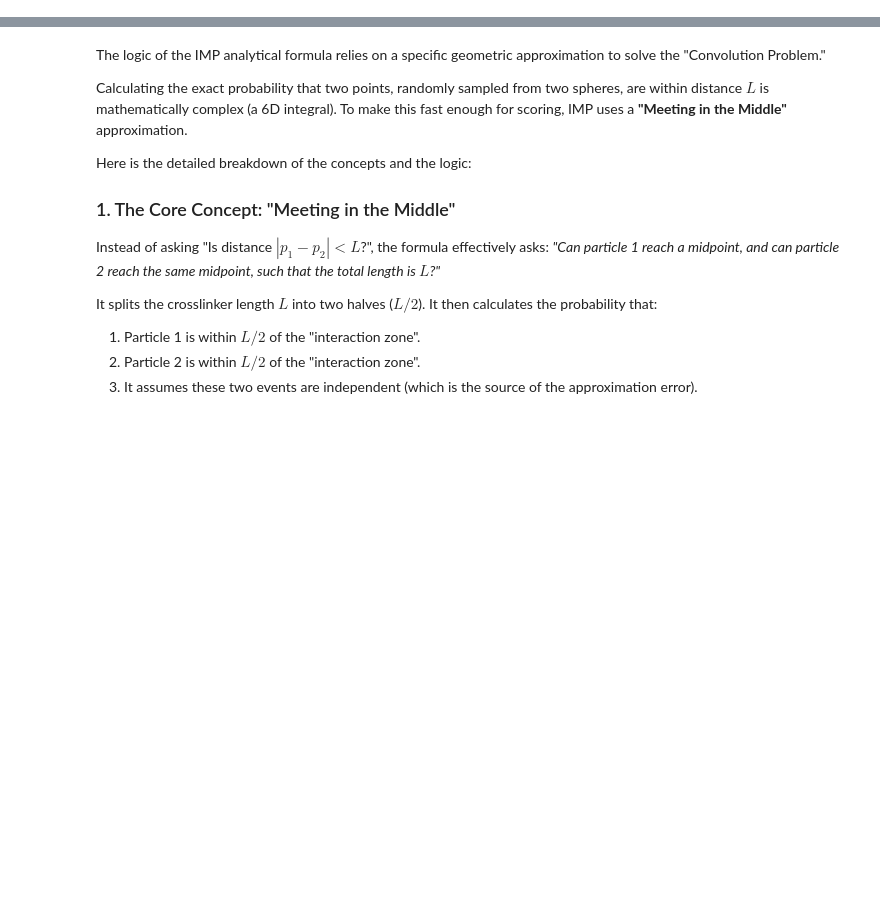
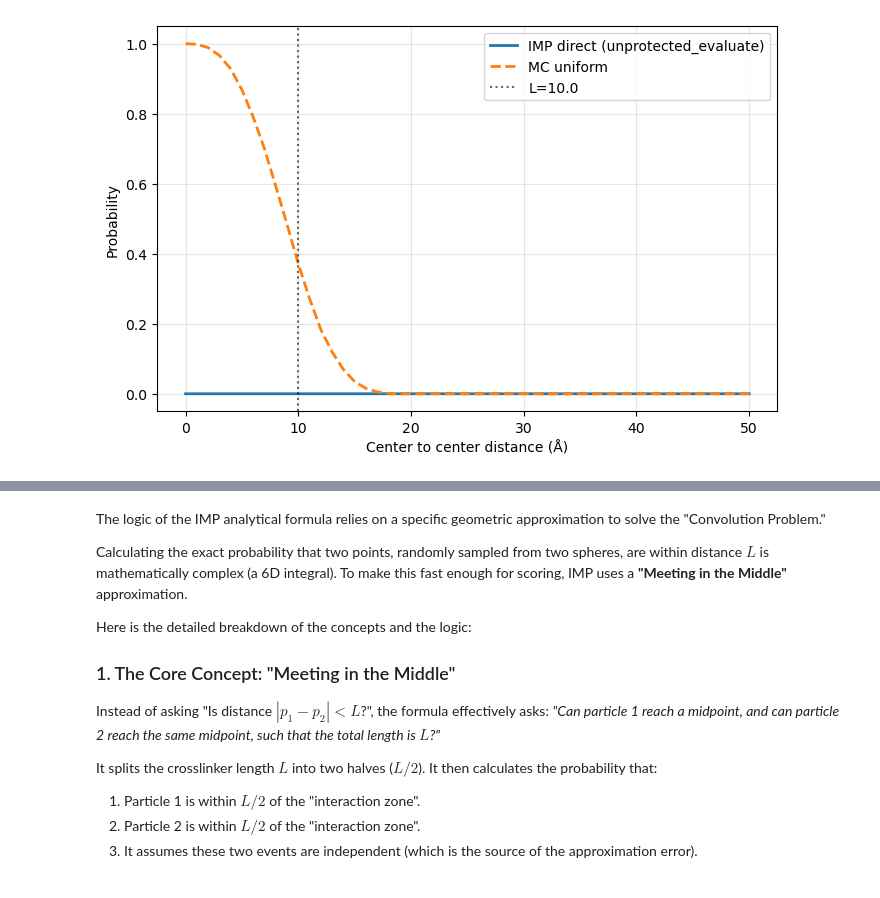
Before and after one commit to sreeganb/tri-center-xls, a Jupyter notebook: bayesian_trifunctional/test_xlms_restraint.ipynb, the cells around one changed output, grey strips where cells are left out. Saved outputs shown, nothing was run; the diff lists cells and outputs as text; code cells hidden in the pictures; blank space fills up the shorter version.

```diff
--- a/bayesian_trifunctional/test_xlms_restraint.ipynb
+++ b/bayesian_trifunctional/test_xlms_restraint.ipynb
@@ -0,0 +1,92 @@
+# %%
+import math
+import numpy as np
+import IMP
+import IMP.core
+import IMP.isd
+import matplotlib.pyplot as plt
+
+def setupnuisance(m, initialvalue, minvalue, maxvalue, isoptimized=False):
+    nuisance = IMP.isd.Scale.setup_particle(IMP.Particle(m), initialvalue)
+    if minvalue is not None:
+        nuisance.set_lower(minvalue)
+    if maxvalue is not None:
+        nuisance.set_upper(maxvalue)
+    nuisance.set_is_optimized(nuisance.get_nuisance_key(), isoptimized)
+    return nuisance
+
+def build_imp_restraint(sigma1=5.0, sigma2=5.0, psi_val=1.0, length=21.0, slope=1.0):
+    m = IMP.Model()
+    p1 = IMP.Particle(m)
+    p2 = IMP.Particle(m)
+
+    xyz1 = IMP.core.XYZ.setup_particle(p1)
+    xyz2 = IMP.core.XYZ.setup_particle(p2)
+    xyz1.set_coordinates((0.0, 0.0, 0.0))
+    xyz2.set_coordinates((10.0, 0.0, 0.0))
+
+    s1 = setupnuisance(m, sigma1, sigma1 - 1e-3, sigma1 + 1e-3, False)
+    s2 = setupnuisance(m, sigma2, sigma2 - 1e-3, sigma2 + 1e-3, False)
+    psi = setupnuisance(m, psi_val, psi_val, psi_val, False)
+
+    dr = IMP.isd.CrossLinkMSRestraint(m, length, slope)
+    dr.set_weight(1.0)  # keep 1.0 for interpretable score/prob mapping
+    dr.add_contribution((p1, p2), (s1, s2), psi)
+    return m, p1, p2, dr
+
+def imp_probability_direct(dr):
+    # Preferred: direct probability method if exposed by your IMP build
+    if hasattr(dr, "unprotected_evaluate"):
+        print("computed probability:", dr.unprotected_evaluate(None))
+        return dr.unprotected_evaluate(None)
+
+    # Fallback: many IMP restraints are score = -log(prob)
+    score = dr.evaluate(False)
+    return math.exp(-score)
+
+def sample_uniform_sphere(center, radius, n):
+    u = np.random.rand(n)
+    r = radius * np.cbrt(u)
+    cos_theta = 2.0 * np.random.rand(n) - 1.0
+    phi = 2.0 * np.pi * np.random.rand(n)
+    sin_theta = np.sqrt(1.0 - cos_theta**2)
+
+    pts = np.column_stack([
+        r * sin_theta * np.cos(phi),
+        r * sin_theta * np.sin(phi),
+        r * cos_theta
+    ])
+    return pts + center
+
+def mc_uniform_probability(sep, sigma1, sigma2, L, n=200000):
+    p1 = np.array([0.0, 0.0, 0.0])
+    p2 = np.array([sep, 0.0, 0.0])
+    q1 = sample_uniform_sphere(p1, sigma1, n)
+    q2 = sample_uniform_sphere(p2, sigma2, n)
+    d = np.linalg.norm(q1 - q2, axis=1)
+    return np.mean(d < L)
+
+# ---- comparison run (IMP-test-like parameters) ----
+sigma1, sigma2, L, slope, psi_val = 5.0, 5.0, 10.0, 1.0, 1.0
+m, p1, p2, dr = build_imp_restraint(sigma1, sigma2, psi_val, L, slope)
+xyz2 = IMP.core.XYZ(p2)
+
+distances = np.arange(0.0, 51.0, 1.0)
+prob_imp = []
+prob_mc = []
+
+for sep in distances:
+    xyz2.set_coordinates((float(sep), 0.0, 0.0))
+    prob_imp.append(imp_probability_direct(dr))
+    prob_mc.append(mc_uniform_probability(sep, sigma1, sigma2, L, n=100000))
+
+plt.figure(figsize=(8, 5))
+plt.plot(distances, prob_imp, label="IMP direct (unprotected_evaluate)", lw=2)
+plt.plot(distances, prob_mc, "--", label="MC uniform", lw=2)
+plt.axvline(L, color="k", ls=":", alpha=0.6, label=f"L={L}")
+plt.xlabel("Center to center distance (Å)")
+plt.ylabel("Probability")
+plt.legend()
+plt.grid(alpha=0.3)
+plt.show()
+# %% [output]
@@ -1,3 +110,4 @@
+[figure, added]
 # %%
 import IMP
 import IMP.core
```
Also changed, not shown: parts of 2 cells of this notebook, 1 other file.
